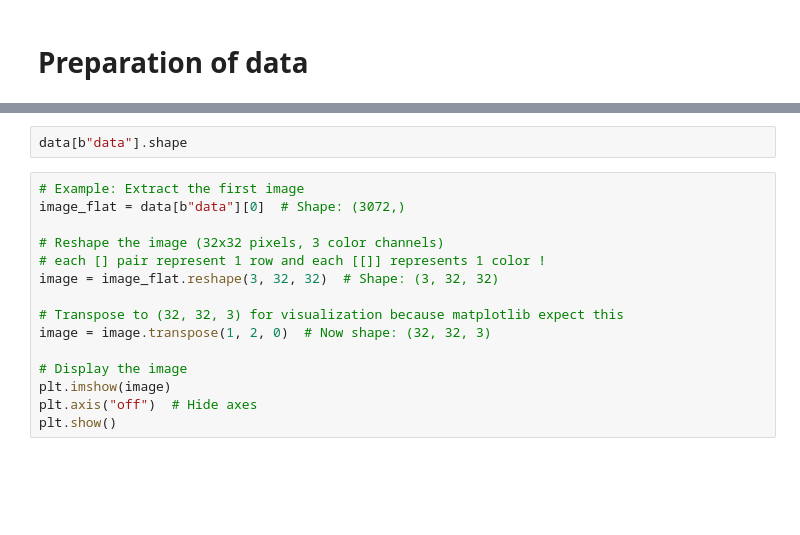
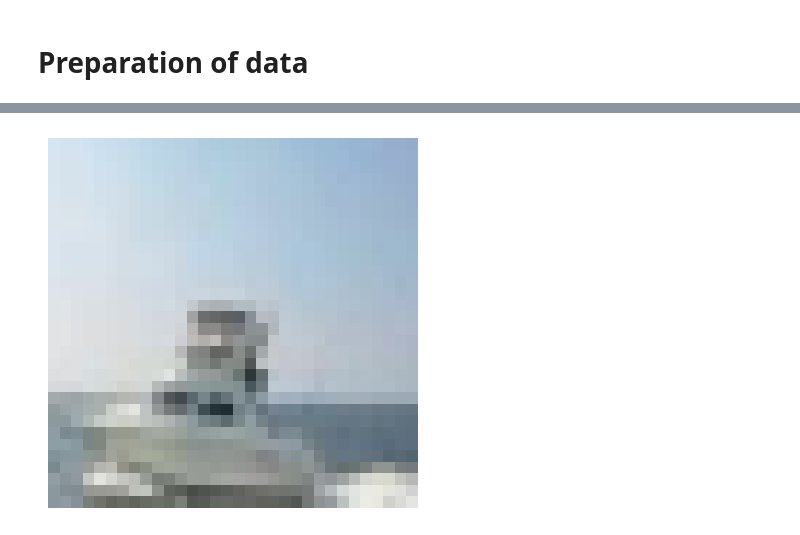
Before and after one commit to melvincu/classification_images, a Jupyter notebook: image_classificaiton.ipynb, the cells around one changed output, grey strips where cells are left out. Cells and saved outputs as stored; diff of their text form; blank space fills up the shorter version.

```diff
--- a/image_classificaiton.ipynb
+++ b/image_classificaiton.ipynb
@@ -29,19 +68,5 @@ get_dict_shape(data_dict)
 # %% [output]
 {b'batch_label': 1, b'labels': 10000, b'data': 10000, b'filenames': 10000}
-# %%
-data[b"data"].shape
 # %%
-# Example: Extract the first image
-image_flat = data[b"data"][0]  # Shape: (3072,)
-
-# Reshape the image (32x32 pixels, 3 color channels)
-# each [] pair represent 1 row and each [[]] represents 1 color !
-image = image_flat.reshape(3, 32, 32)  # Shape: (3, 32, 32)
-
-# Transpose to (32, 32, 3) for visualization because matplotlib expect this
-image = image.transpose(1, 2, 0)  # Now shape: (32, 32, 3)
-
-# Display the image
-plt.imshow(image)
-plt.axis("off")  # Hide axes
-plt.show()
+# %% [output]
+[figure, added]
```
Also changed, not shown: parts of 5 cells of this notebook, 1 other file.
